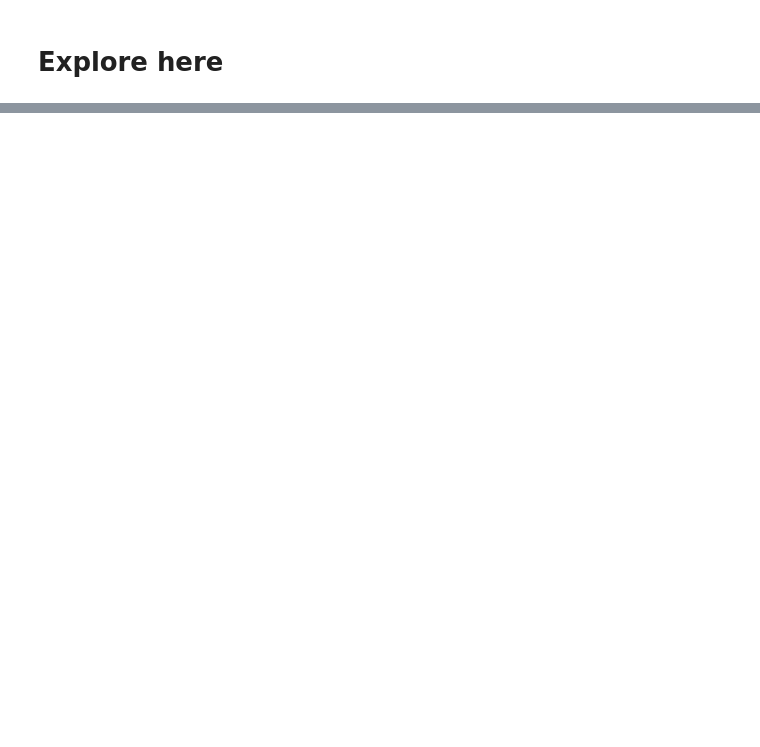
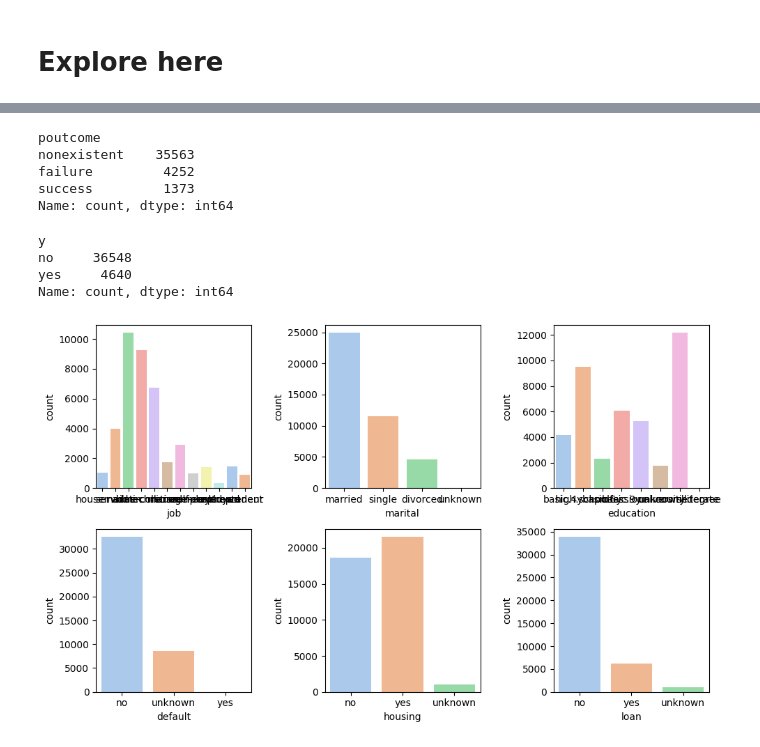
Before and after one commit to AnderTxuCode/machine-learning-regresion, a Jupyter notebook: src/explore.ipynb, the cells around one changed output, grey strips where cells are left out. Cells and saved outputs as stored; diff of their text form; code cells hidden in the pictures; blank space fills up the shorter version.

```diff
--- a/src/explore.ipynb
+++ b/src/explore.ipynb
@@ -124,0 +66,3 @@ Mejor puntuación: 0.9110470409711684
+# %%
+df = df.drop_duplicates().reset_index(drop = True)
+df.head()
@@ -124,0 +208,32 @@ Mejor puntuación: 0.9110470409711684
+# %%
+df.poutcome.value_counts()
+# %% [output]
+poutcome
+nonexistent    35563
+failure         4252
+success         1373
+Name: count, dtype: int64
+# %%
+df.y.value_counts()
+# %% [output]
+y
+no     36548
+yes     4640
+Name: count, dtype: int64
+# %%
+fig, axis = plt.subplots(2, 3, figsize=(10, 6))
+
+sns.countplot(ax=axis[0, 0], data=df, x="job", palette='pastel', hue="job", legend=False)
+sns.countplot(ax=axis[0, 1], data=df, x="marital", palette='pastel', hue="marital", legend=False)
+sns.countplot(ax=axis[0, 2], data=df, x="education", palette='pastel', hue="education", legend=False)
+sns.countplot(ax=axis[1, 0], data=df, x="default", palette='pastel', hue="default", legend=False)
+sns.countplot(ax=axis[1, 1], data=df, x="housing", palette='pastel', hue="housing", legend=False)
+sns.countplot(ax=axis[1, 2], data=df, x="loan", palette='pastel', hue="loan", legend=False)
+
+# Ajustar el layout
+plt.tight_layout()
+
+# Mostrar el plot
+plt.show()
+# %% [output]
+[figure, added]
```
Also changed, not shown: parts of 34 cells of this notebook.
